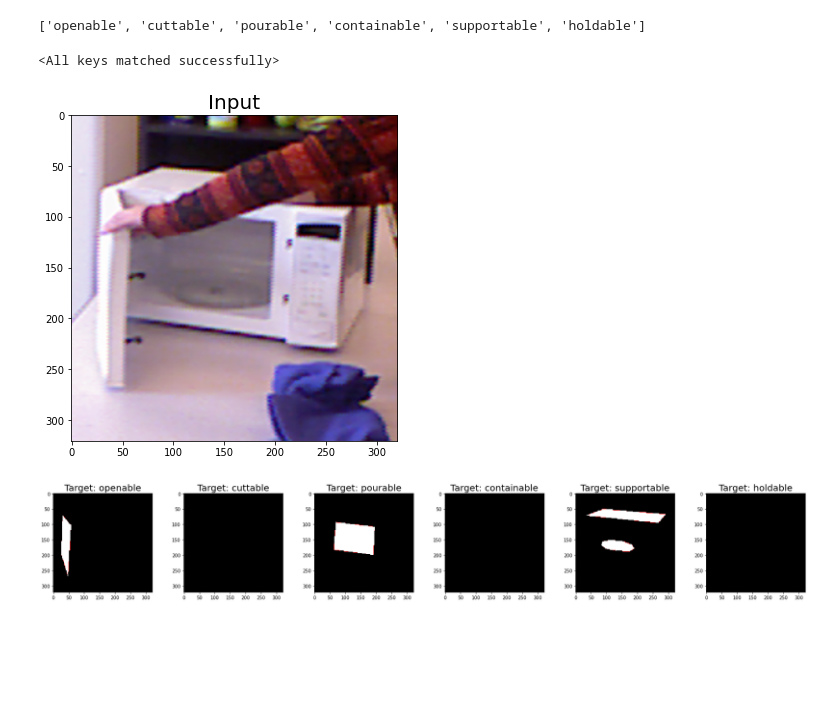
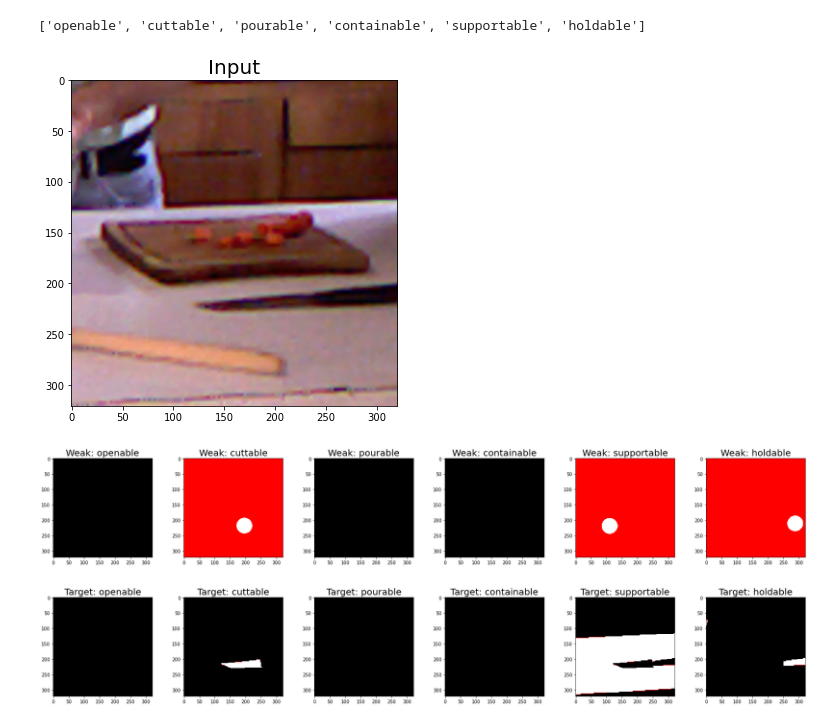
Before and after one commit to leiyaocui/STRAP, a Jupyter notebook: test.ipynb, the cells around one changed output. Saved outputs shown, nothing was run; the diff lists cells and outputs as text; code cells hidden in the pictures; blank space fills up the shorter version.

```diff
--- a/test.ipynb
+++ b/test.ipynb
@@ -89,18 +103,6 @@ model.eval()
 print(task)
 # %% [output]
 ['openable', 'cuttable', 'pourable', 'containable', 'supportable', 'holdable']
-# %%
-resume_time = "20220720_073749"
-resume_level = "model_best"
-resume_path = f"output/train/{resume_time}/model/{resume_level}.pth"
-model.load_state_dict(
-    {
-        k.replace("module.", ""): v
-        for k, v in torch.load(resume_path)["state_dict"].items()
-    }
-)
-# %% [output]
-<All keys matched successfully>
 # %%
 import transform as TF
 
@@ -130,9 +134,10 @@ keypoint_path = "../dataset/cad120/object/train_affordance_keypoint.yaml"
 with open(keypoint_path, "r") as fb:
     keypoint_dict = yaml.safe_load(fb)
 # %%
-file_name = "10017_1" # train: 10017_1 val: 10064_1
+file_name = "11956_2"
 input_path = f"../dataset/cad120/object/affordance/images/{file_name}.png"
 target_path = f"../dataset/cad120/object/affordance/labels/{file_name}.pkl"
+weak_target_path = f"../dataset/cad120/object/train_affordance_weak_label/{file_name}.pkl"
 
 data = dict()
 
@@ -144,12 +149,17 @@ with open(target_path, "rb") as fb:
     dense_label = pickle.load(fb)
     data["dense_label"] = [Image.fromarray(dense_label[:, :, i]) for i in range(dense_label.shape[2])]
 
+with open(weak_target_path, "rb") as fb:
+    weak_label = pickle.load(fb)
+    data["weak_label"] = [Image.fromarray(weak_label[:, :, i]) for i in range(weak_label.shape[2])]
+
 data["point_label"] = keypoint_dict[data["file_name"]]
 
 data["validity"] = Image.new("L", data["image"].size, color=1)
 # %%
-plot(input=data["image"], target=data["dense_label"])
+plot(input=data["image"], target=data["dense_label"], weak_target=data["weak_label"])
 # %% [output]
-[figure, old version]
+[figure, new version]
-[figure, old version]
+[figure, new version]
+[figure, added]
 # %%
```
Also changed, not shown: parts of 10 cells of this notebook, 6 other files.
